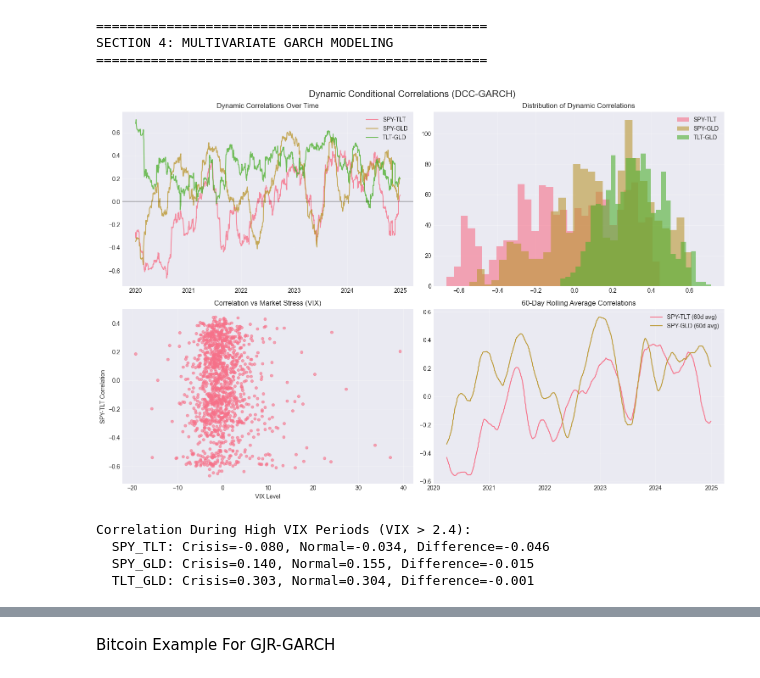
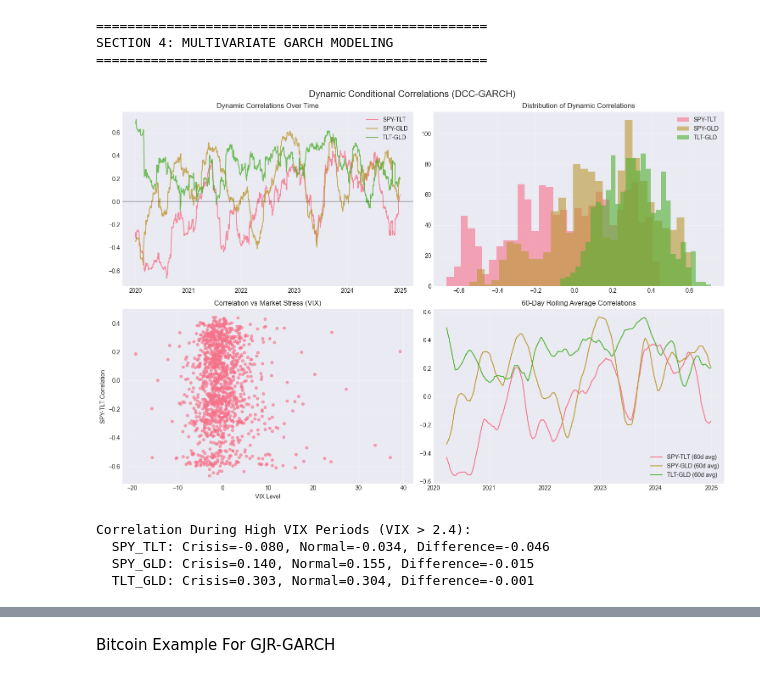
Before and after one commit to imoore99/GARCH, a Jupyter notebook: GARCH.ipynb, the cells around one changed output, grey strips where cells are left out. Drawn from its saved outputs; the diff is of its cells as text; code cells hidden in the pictures.

Commit message:
Completed initial risk assessment of multivaraite analysis

```diff
--- a/GARCH.ipynb
+++ b/GARCH.ipynb
@@ -451,13 +451,14 @@ def generate_multivariate_garch_correlations(returns, asset_names, filter_date):
             'SPY_GLD': spy_gld_corr,
             'TLT_GLD': tlt_gld_corr
         }, index=returns.index)
-    corr_df = corr_df[corr_df.index >= filter_date]  # Filter by date
+    corr_df_parsed = corr_df[corr_df.index >= filter_date]  # Filter by date
+
+    conditional_vols = conditional_vols[conditional_vols.index >= filter_date]  # Filter by date
+    std_residuals = std_residuals[std_residuals.index >= filter_date]  # Filter by date
     # Ensure the DataFrame is aligned with the returns index
 
-    # Remove initial NaN values
-    corr_df = corr_df.dropna()
 
-    return corr_df
+    return corr_df, corr_df_parsed, conditional_vols
 # %%
 def plot_multivaraite_correlations(corr_df):
     # Plot dynamic correlations
@@ -495,6 +496,7 @@ def plot_multivaraite_correlations(corr_df):
     rolling_corr = corr_df.rolling(window=60).mean()
     axes[1, 1].plot(rolling_corr.index, rolling_corr['SPY_TLT'], label='SPY-TLT (60d avg)')
     axes[1, 1].plot(rolling_corr.index, rolling_corr['SPY_GLD'], label='SPY-GLD (60d avg)')
+    axes[1, 1].plot(rolling_corr.index, rolling_corr['TLT_GLD'], label='TLT-GLD (60d avg)')
     axes[1, 1].set_title('60-Day Rolling Average Correlations')
     axes[1, 1].legend()
     axes[1, 1].grid(True, alpha=0.3)
@@ -511,15 +513,13 @@ def plot_multivaraite_correlations(corr_df):
         crisis_mean = crisis_corr[pair].mean()
         normal_mean = normal_corr[pair].mean()
         print(f"  {pair}: Crisis={crisis_mean:.3f}, Normal={normal_mean:.3f}, Difference={crisis_mean-normal_mean:.3f}")
-
-    correlation_df = corr_df
 # %%
-corr_df = generate_multivariate_garch_correlations(returns, asset_names, filter_date)
-plot_multivaraite_correlations(corr_df)
+corr_df, corr_df_parsed, conditional_vols = generate_multivariate_garch_correlations(returns, asset_names, filter_date)
+plot_multivaraite_correlations(corr_df_parsed)
 # Create a writeup: what we're looking at and how this impacts the model going forward
 # what the visuals mean and the conclusions that can be drawn from the statistics tests
 # %% [output]
-[figure, old version]
+[figure, new version]
 Correlation During High VIX Periods (VIX > 2.4):
   SPY_TLT: Crisis=-0.080, Normal=-0.034, Difference=-0.046
   SPY_GLD: Crisis=0.140, Normal=0.155, Difference=-0.015
```
Also changed, not shown: parts of 8 cells of this notebook.
